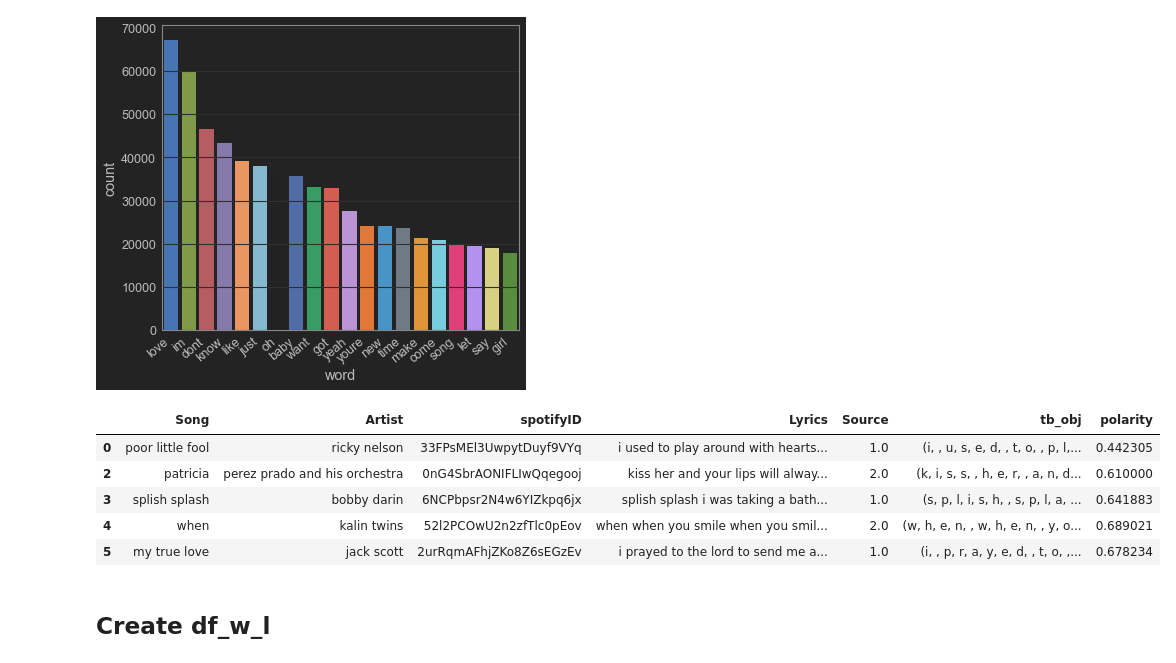
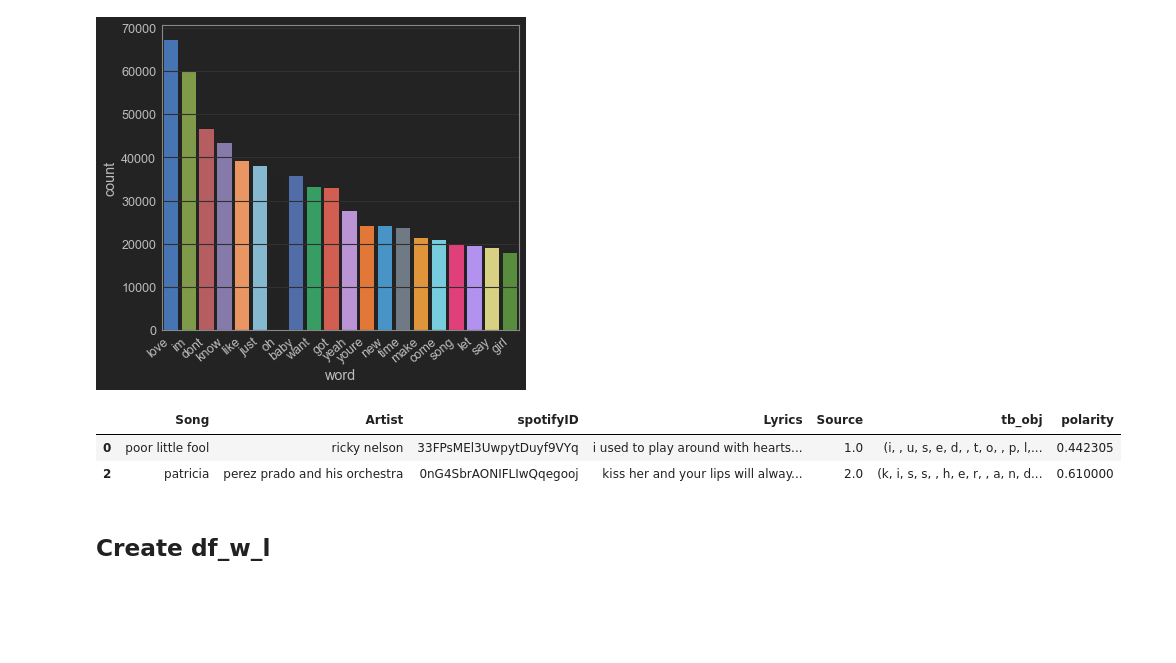
Before and after one commit to akraemer007/what_exactly_are_we_turning_down_for_again, a Jupyter notebook: EDA/eda.ipynb, the cells around one changed output. Drawn from its saved outputs; the diff is of its cells as text; code cells hidden in the pictures; blank space fills up the shorter version.

```diff
--- a/EDA/eda.ipynb
+++ b/EDA/eda.ipynb
@@ -188,14 +188,11 @@ lyrics_df['polarity'] = lyrics_df['tb_obj'].apply(lambda tb_obj: tb_obj.sentimen
 lyrics_df['polarity'] = lyrics_df['polarity'].apply(lambda x: (x + 1) / 2) # convert to 0 - 1 scale
 # lyrics_df['subjectivity'] = lyrics_df['tb_obj'].apply(lambda tb_obj: tb_obj.sentiment.subjectivity)
 # %%
-lyrics_df.head()
+lyrics_df.head(2)
 # %% [output]
 |  | Song | Artist | spotifyID | Lyrics | Source | tb_obj | polarity |
 | 0 | poor little fool | ricky nelson | 33FPsMEl3UwpytDuyf9VYq | i used to play around with hearts... | 1.0 | (i, , u, s, e, d, , t, o, , p, l,... | 0.442305 |
 | 2 | patricia | perez prado and his orchestra | 0nG4SbrAONIFLIwQqegooj | kiss her and your lips will alway... | 2.0 | (k, i, s, s, , h, e, r, , a, n, d... | 0.610000 |
-| 3 | splish splash | bobby darin | 6NCPbpsr2N4w6YIZkpq6jx | splish splash i was taking a bath... | 1.0 | (s, p, l, i, s, h, , s, p, l, a, ... | 0.641883 |
-| 4 | when | kalin twins | 52l2PCOwU2n2zfTlc0pEov | when when you smile when you smil... | 2.0 | (w, h, e, n, , w, h, e, n, , y, o... | 0.689021 |
-| 5 | my true love | jack scott | 2urRqmAFhjZKo8Z6sEGzEv | i prayed to the lord to send me a... | 1.0 | (i, , p, r, a, y, e, d, , t, o, ,... | 0.678234 |
 # %% [markdown]
 ## Create df_w_l
 # %%
```
Also changed, not shown: parts of 4 cells of this notebook.
